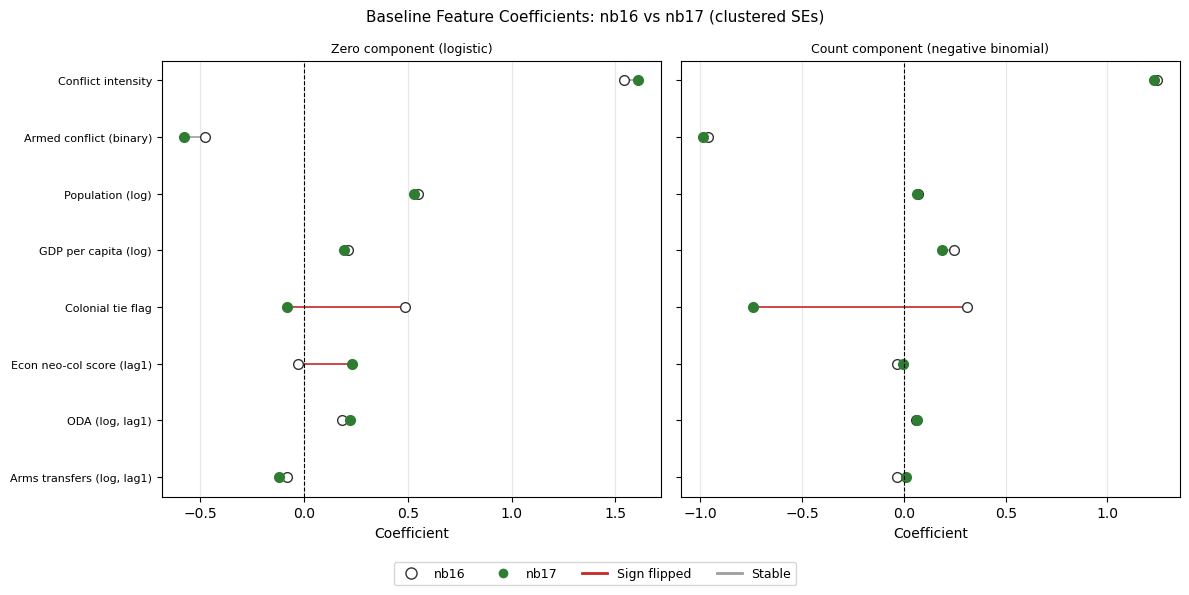
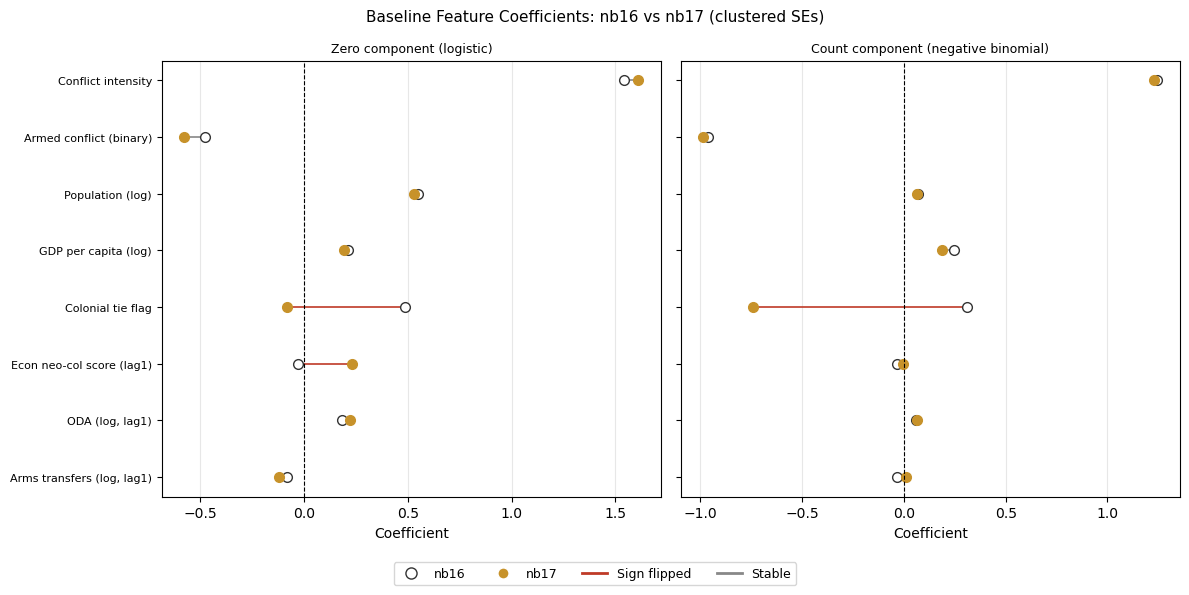
The change to this notebook cell's code, shown as a diff; its figure went from the first image to the second:
--- before
+++ after
@@ -15,8 +15,8 @@
         c17 = row[coef_col17]
         sign_flip = row['logit_sign_flip'] if 'logit' in coef_col16 else row['nb_sign_flip']
-        line_color = '#c62828' if sign_flip else '#9e9e9e'
+        line_color = RED if sign_flip else '#888888'
         ax.plot([c16, c17], [y, y], color=line_color, linewidth=1.2)
         ax.plot(c16, y, 'o', color='white', markeredgecolor='#333', markersize=7, linewidth=1.5)
-        ax.plot(c17, y, 'o', color='#2e7d32', markersize=7)
+        ax.plot(c17, y, 'o', color=GOLD, markersize=7)
 
     ax.axvline(0, color='black', linewidth=0.8, linestyle='--')
@@ -30,7 +30,7 @@
 legend_elements = [
     Line2D([0],[0], marker='o', color='w', markerfacecolor='white', markeredgecolor='#333', markersize=8, label='nb16'),
-    Line2D([0],[0], marker='o', color='w', markerfacecolor='#2e7d32', markersize=8, label='nb17'),
-    Line2D([0],[0], color='#c62828', linewidth=2, label='Sign flipped'),
-    Line2D([0],[0], color='#9e9e9e', linewidth=2, label='Stable')
+    Line2D([0],[0], marker='o', color='w', markerfacecolor=GOLD, markersize=8, label='nb17'),
+    Line2D([0],[0], color=RED, linewidth=2, label='Sign flipped'),
+    Line2D([0],[0], color='#888888', linewidth=2, label='Stable')
 ]
 fig.legend(handles=legend_elements, loc='lower center', ncol=4, fontsize=9, bbox_to_anchor=(0.5, 0.01))

Commit: fixed up neocolonial stuff